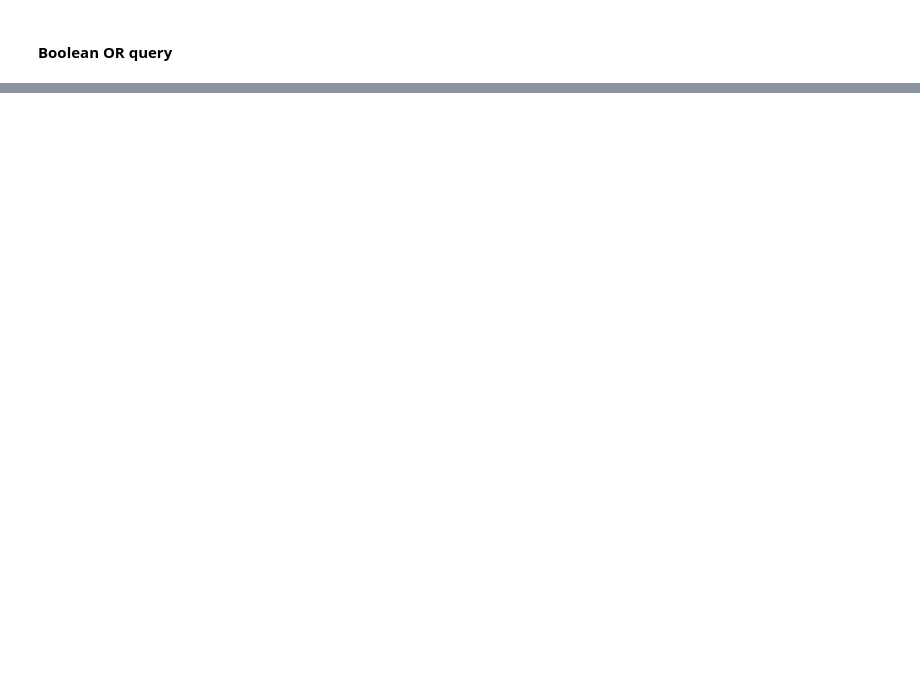
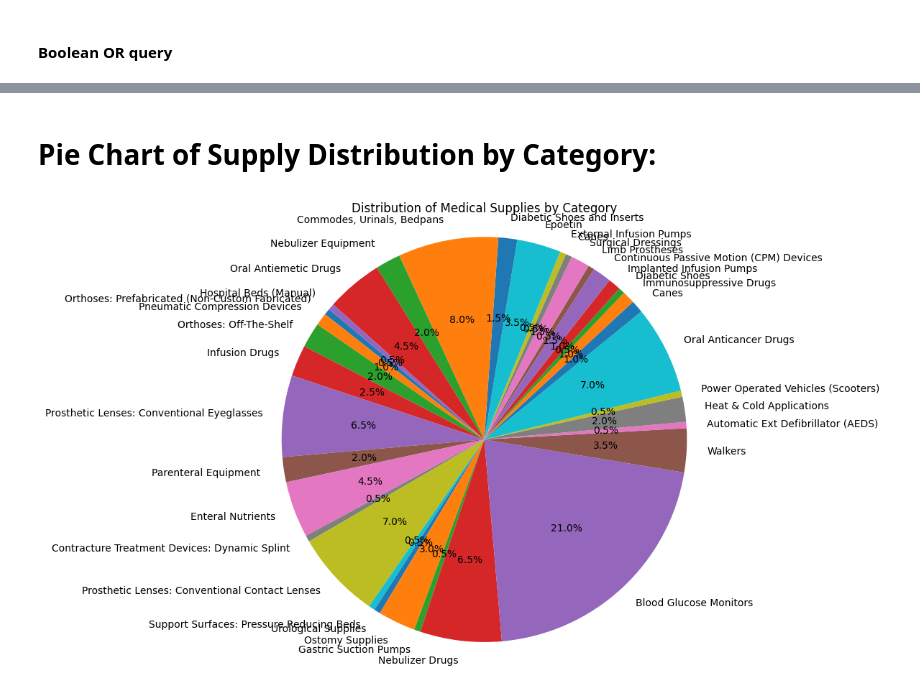
Before and after one commit to nainesh-20/MediTrack, a Jupyter notebook: database.ipynb, the cells around one changed output, grey strips where cells are left out. Drawn from its saved outputs; the diff is of its cells as text; code cells hidden in the pictures; blank space fills up the shorter version.

```diff
--- a/database.ipynb
+++ b/database.ipynb
@@ -318,0 +592,25 @@ for r in db.find({'or':[{'businessname': 'HARTIG DRUG CO CORP'},{'businessname':
+# %%
+#sdb
+import matplotlib.pyplot as plt
+
+pipeline_supply_quantity = [
+    {"$group": {"_id": "$supplieslist", "total_quantity": {"$sum": "$Quantity"}}}
+]
+
+supply_quantity_result = db.aggregate(pipeline_supply_quantity)
+
+supply_types = []
+total_quantities = []
+
+for result in supply_quantity_result:
+    supply_types.append(result['_id'])
+    total_quantities.append(result['total_quantity'])
+
+plt.figure(figsize=(10, 6))
+plt.bar(supply_types, total_quantities, color='skyblue')
+plt.xlabel('Supply Type')
+plt.ylabel('Total Quantity')
+plt.title('Total Quantity of Each Medical Supply Type')
+plt.xticks(rotation=45, ha='right')
+plt.tight_layout()
+plt.show()
@@ -318,0 +619,24 @@ for r in db.find({'or':[{'businessname': 'HARTIG DRUG CO CORP'},{'businessname':
+# %% [markdown]
+# Pie Chart of Supply Distribution by Category:
+# %%
+#sdb
+pipeline_supply_category = [
+    {"$group": {"_id": "$supplieslist", "count": {"$sum": 1}}}
+]
+
+supply_category_result = db.aggregate(pipeline_supply_category)
+
+labels = []
+counts = []
+
+for result in supply_category_result:
+    labels.append(result['_id'])
+    counts.append(result['count'])
+
+plt.figure(figsize=(8, 8))
+plt.pie(counts, labels=labels, autopct='%1.1f%%', startangle=140)
+plt.title('Distribution of Medical Supplies by Category')
+plt.axis('equal')
+plt.show()
+# %% [output]
+[figure, added]
```
Also changed, not shown: parts of 36 cells of this notebook.
